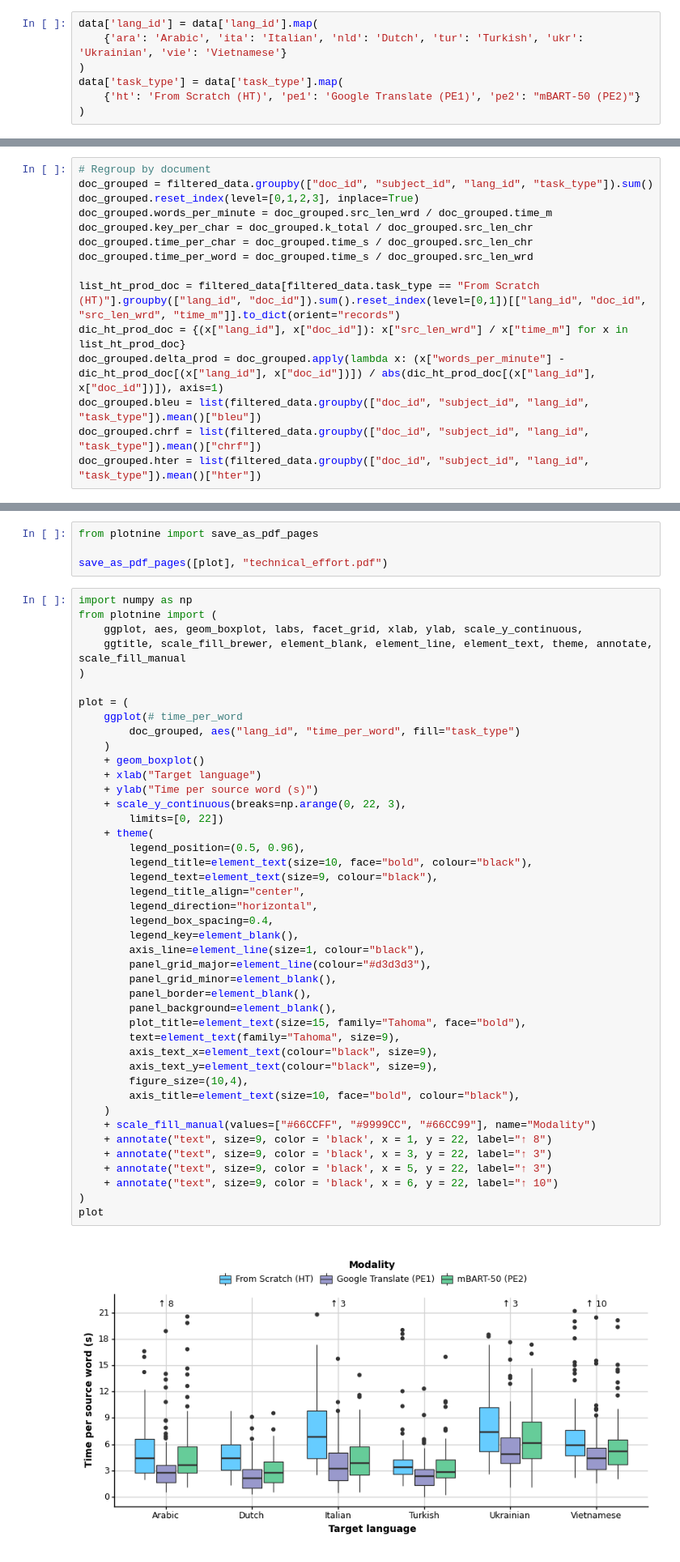
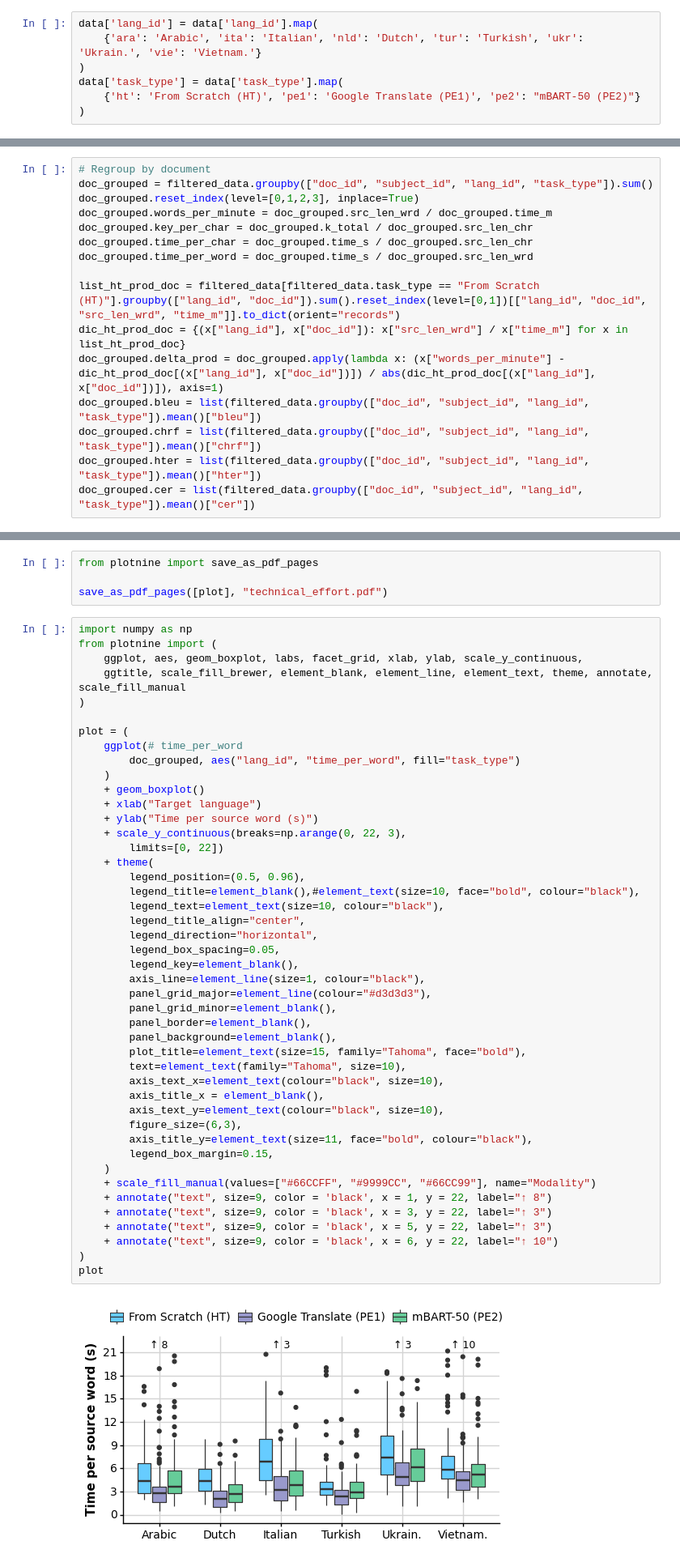
Before and after one commit to gsarti/divemt, a Jupyter notebook: notebooks/analysis.ipynb, the cells around one changed output, grey strips where cells are left out. Shown at 81% size. Cells and saved outputs as stored; diff of their text form.

```diff
--- a/notebooks/analysis.ipynb
+++ b/notebooks/analysis.ipynb
@@ -13,7 +13,7 @@ ara    1290
 Name: lang_id, dtype: int64
 # %%
 data['lang_id'] = data['lang_id'].map(
-    {'ara': 'Arabic', 'ita': 'Italian', 'nld': 'Dutch', 'tur': 'Turkish', 'ukr': 'Ukrainian', 'vie': 'Vietnamese'}
+    {'ara': 'Arabic', 'ita': 'Italian', 'nld': 'Dutch', 'tur': 'Turkish', 'ukr': 'Ukrain.', 'vie': 'Vietnam.'}
 )
 data['task_type'] = data['task_type'].map(
     {'ht': 'From Scratch (HT)', 'pe1': 'Google Translate (PE1)', 'pe2': "mBART-50 (PE2)"}
@@ -90,6 +90,7 @@ doc_grouped.delta_prod = doc_grouped.apply(lambda x: (x["words_per_minute"] - di
 doc_grouped.bleu = list(filtered_data.groupby(["doc_id", "subject_id", "lang_id", "task_type"]).mean()["bleu"])
 doc_grouped.chrf = list(filtered_data.groupby(["doc_id", "subject_id", "lang_id", "task_type"]).mean()["chrf"])
 doc_grouped.hter = list(filtered_data.groupby(["doc_id", "subject_id", "lang_id", "task_type"]).mean()["hter"])
+doc_grouped.cer = list(filtered_data.groupby(["doc_id", "subject_id", "lang_id", "task_type"]).mean()["cer"])
 # %% [markdown]
 # Plotting
 # %%
@@ -192,39 +193,41 @@ from plotnine import (
 
 plot = (
     ggplot(# time_per_word
         doc_grouped, aes("lang_id", "time_per_word", fill="task_type")
     )
     + geom_boxplot()
     + xlab("Target language")
     + ylab("Time per source word (s)")
     + scale_y_continuous(breaks=np.arange(0, 22, 3),
         limits=[0, 22])
     + theme(
         legend_position=(0.5, 0.96),
-        legend_title=element_text(size=10, face="bold", colour="black"),
-        legend_text=element_text(size=9, colour="black"),
+        legend_title=element_blank(),#element_text(size=10, face="bold", colour="black"),
+        legend_text=element_text(size=10, colour="black"),
         legend_title_align="center",
         legend_direction="horizontal",
-        legend_box_spacing=0.4,
+        legend_box_spacing=0.05,
         legend_key=element_blank(),
         axis_line=element_line(size=1, colour="black"),
         panel_grid_major=element_line(colour="#d3d3d3"),
         panel_grid_minor=element_blank(),
         panel_border=element_blank(),
         panel_background=element_blank(),
         plot_title=element_text(size=15, family="Tahoma", face="bold"),
-        text=element_text(family="Tahoma", size=9),
-        axis_text_x=element_text(colour="black", size=9),
-        axis_text_y=element_text(colour="black", size=9),
-        figure_size=(10,4),
-        axis_title=element_text(size=10, face="bold", colour="black"),
+        text=element_text(family="Tahoma", size=10),
+        axis_text_x=element_text(colour="black", size=10),
+        axis_title_x = element_blank(),
+        axis_text_y=element_text(colour="black", size=10),
+        figure_size=(6,3),
+        axis_title_y=element_text(size=11, face="bold", colour="black"),
+        legend_box_margin=0.15,
     )
     + scale_fill_manual(values=["#66CCFF", "#9999CC", "#66CC99"], name="Modality")
     + annotate("text", size=9, color = 'black', x = 1, y = 22, label="↑ 8")
     + annotate("text", size=9, color = 'black', x = 3, y = 22, label="↑ 3")
     + annotate("text", size=9, color = 'black', x = 5, y = 22, label="↑ 3")
     + annotate("text", size=9, color = 'black', x = 6, y = 22, label="↑ 10")
 )
 plot
 # %% [output]
-[figure, old version]
+[figure, new version]
```
Also changed, not shown: parts of 15 cells of this notebook, 3 other files.
